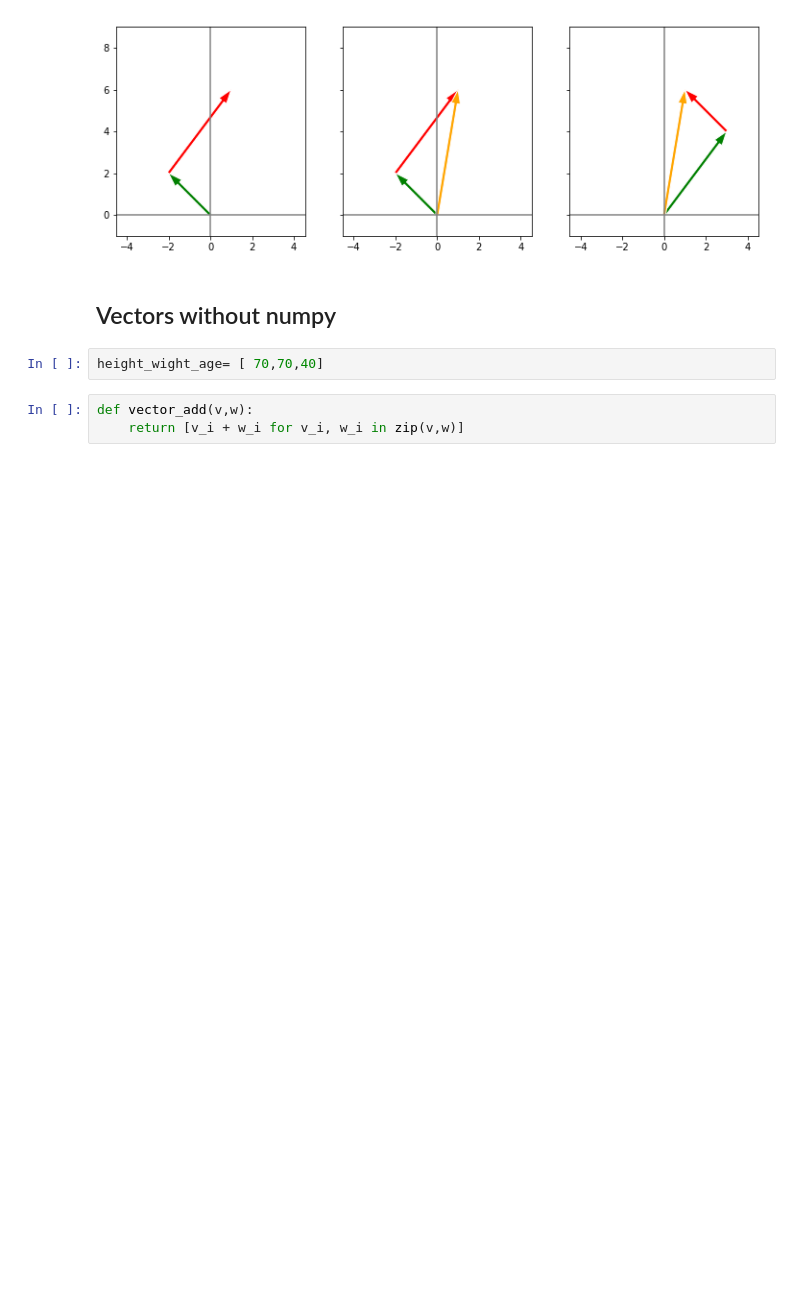
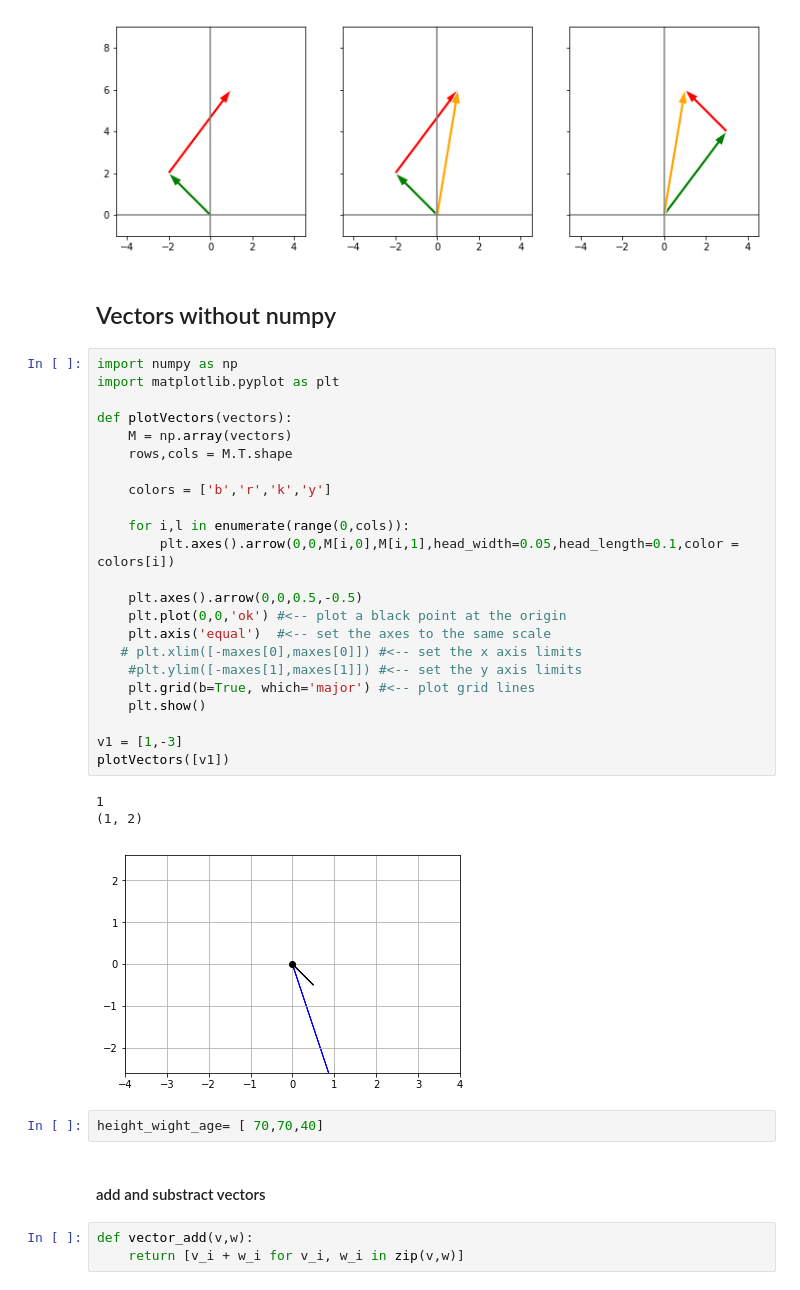
Before and after one commit to chezydan/pytopics, a Jupyter notebook: linAlg.ipynb, the cells around one changed output. Saved outputs shown, nothing was run; the diff lists cells and outputs as text; blank space fills up the shorter version.

```diff
--- a/linAlg.ipynb
+++ b/linAlg.ipynb
@@ -308,8 +308,37 @@ draw_vector2d(ae,  color ="orange")
 [figure]
 # %% [markdown]
 <h2> Vectors without numpy </h2>
+# %%
+import numpy as np
+import matplotlib.pyplot as plt
+
+def plotVectors(vectors):
+    M = np.array(vectors)
+    rows,cols = M.T.shape
+
+    colors = ['b','r','k','y']
+
+    for i,l in enumerate(range(0,cols)):
+        plt.axes().arrow(0,0,M[i,0],M[i,1],head_width=0.05,head_length=0.1,color = colors[i])
+
+    plt.axes().arrow(0,0,0.5,-0.5)
+    plt.plot(0,0,'ok') #<-- plot a black point at the origin
+    plt.axis('equal')  #<-- set the axes to the same scale
+   # plt.xlim([-maxes[0],maxes[0]]) #<-- set the x axis limits
+    #plt.ylim([-maxes[1],maxes[1]]) #<-- set the y axis limits
+    plt.grid(b=True, which='major') #<-- plot grid lines
+    plt.show()
+
+v1 = [1,-3]
+plotVectors([v1])
+# %% [output]
+1
+(1, 2)
+[figure, added]
 # %%
 height_wight_age= [ 70,70,40]
+# %% [markdown]
+<h4> add and substract vectors </h4>
 # %%
 def vector_add(v,w):
     return [v_i + w_i for v_i, w_i in zip(v,w)]
```
Also changed, not shown: parts of 29 cells of this notebook, 19 other files.
